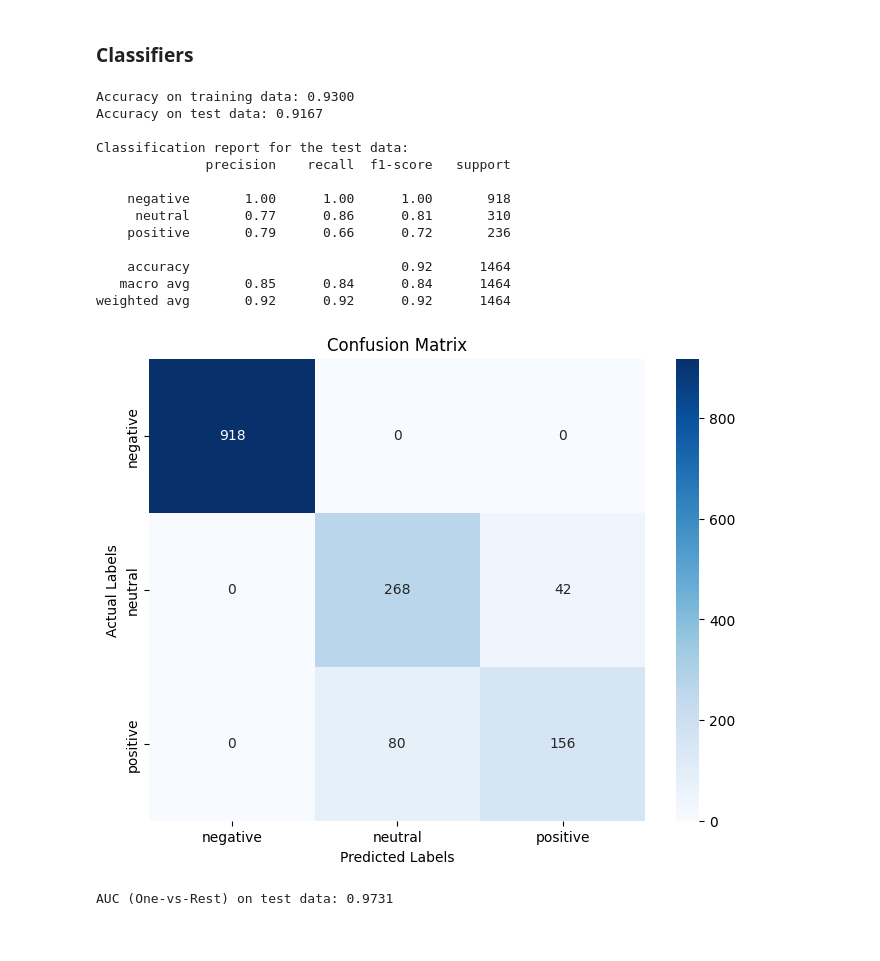
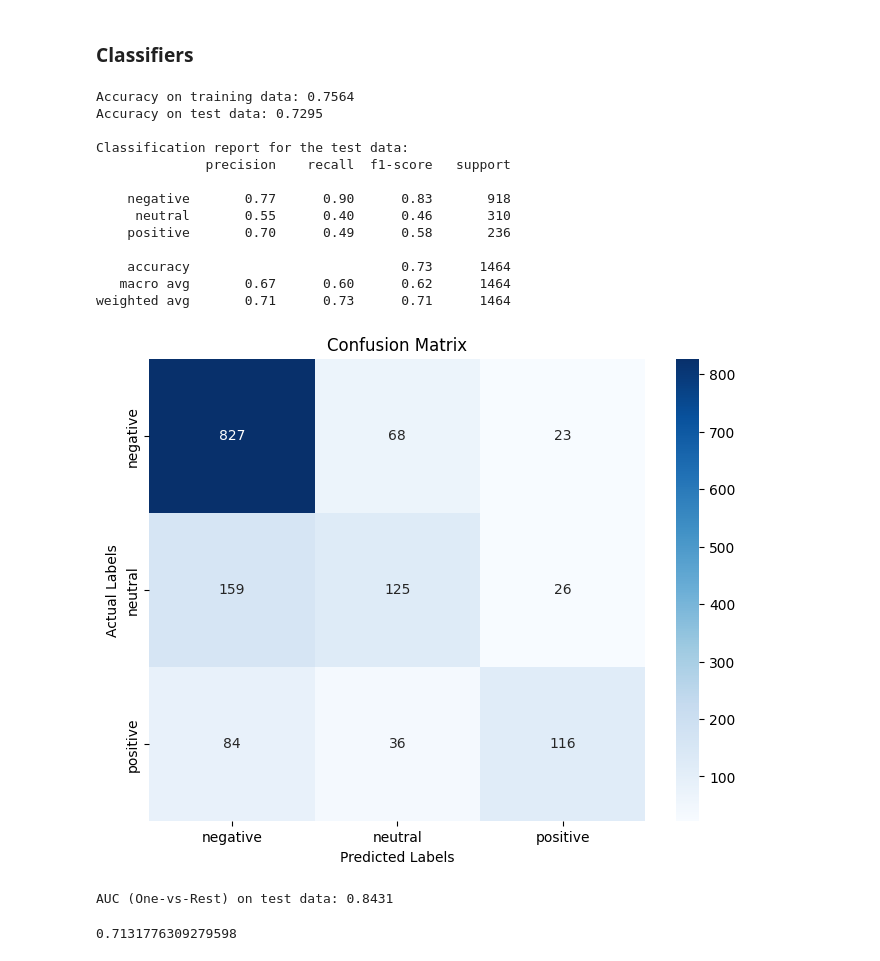
Before and after one commit to krezelj/wut-ppd-project, a Jupyter notebook: notebooks/data_processing_LR.ipynb, the cells around one changed output. Cells and saved outputs as stored; diff of their text form; code cells hidden in the pictures.

Commit message:
Change dropped columns in preprocessing

```diff
--- a/notebooks/data_processing_LR.ipynb
+++ b/notebooks/data_processing_LR.ipynb
@@ -55,7 +65,7 @@ import seaborn as sns
 # %%
 # Function to load and split the data
 def load_data():
-    df = pd.read_csv('/content/Tweets.csv')
+    df = pd.read_csv('../data/Tweets.csv')
     df = df.drop(columns=['tweet_id'])
     df_train, df_test = train_test_split(df, test_size=0.1, stratify=df[['airline_sentiment']], random_state=0)
 
@@ -70,10 +80,12 @@ def load_data():
 ### **Pipeline**
 # %%
 # Define columns for different preprocessing steps
-columns_to_drop = ['retweet_count', 'airline_sentiment_gold', 'negativereason_gold', 'tweet_coord', 'name', 'user_timezone']
-columns_to_fill_zero = ['negativereason_confidence']
-columns_to_fill_unknown = ['negativereason', 'tweet_location']
-columns_to_ohe = ['negativereason', 'airline', 'tweet_location']
+columns_to_drop = ['retweet_count', 'airline_sentiment_gold', 'negativereason_gold', 'tweet_coord',
+                   'name', 'user_timezone', 'negativereason', 'negativereason_confidence']
+columns_to_fill_zero = []
+columns_to_fill_unknown = ['tweet_location']
+columns_to_ohe = ['airline', 'tweet_location']
+
 
 # Define the order of columns after transformation
 column_order_after_transform = \
@@ -142,40 +154,44 @@ test_accuracy = accuracy_score(y_test_processed, y_test_pred)
 print(f"Accuracy on test data: {test_accuracy:.4f}")
 
 # Generating a classification report
 print("\nClassification report for the test data:")
 print(classification_report(y_test_processed, y_test_pred, target_names=le.classes_))
 
 # Generating a confusion matrix
 cm = confusion_matrix(y_test_processed, y_test_pred)
 
 # Visualizing the confusion matrix using seaborn
 plt.figure(figsize=(8,6))
 sns.heatmap(cm, annot=True, fmt='d', cmap='Blues',
             xticklabels=le.classes_,
             yticklabels=le.classes_)
 plt.ylabel('Actual Labels')
 plt.xlabel('Predicted Labels')
 plt.title('Confusion Matrix')
 plt.show()
 
 # Calculating AUC for multi-class classification
 y_test_prob = clf.predict_proba(X_test_processed)
 
 auc = roc_auc_score(y_test_processed, y_test_prob, multi_class='ovr')
 print(f"AUC (One-vs-Rest) on test data: {auc:.4f}")
+
+test_f1 = f1_score(y_test_processed, y_test_pred, average='weighted')
+test_f1
 # %% [output]
-Accuracy on training data: 0.9300
-Accuracy on test data: 0.9167
+Accuracy on training data: 0.7564
+Accuracy on test data: 0.7295
 
 Classification report for the test data:
               precision    recall  f1-score   support
 
-    negative       1.00      1.00      1.00       918
-     neutral       0.77      0.86      0.81       310
-    positive       0.79      0.66      0.72       236
+    negative       0.77      0.90      0.83       918
+     neutral       0.55      0.40      0.46       310
+    positive       0.70      0.49      0.58       236
 
-    accuracy                           0.92      1464
-   macro avg       0.85      0.84      0.84      1464
-weighted avg       0.92      0.92      0.92      1464
+    accuracy                           0.73      1464
+   macro avg       0.67      0.60      0.62      1464
+weighted avg       0.71      0.73      0.71      1464
-[figure, old version]
+[figure, new version]
-AUC (One-vs-Rest) on test data: 0.9731
+AUC (One-vs-Rest) on test data: 0.8431
+0.7131776309279598
```
Also changed, not shown: parts of 1 cell of this notebook, 3 other files.
